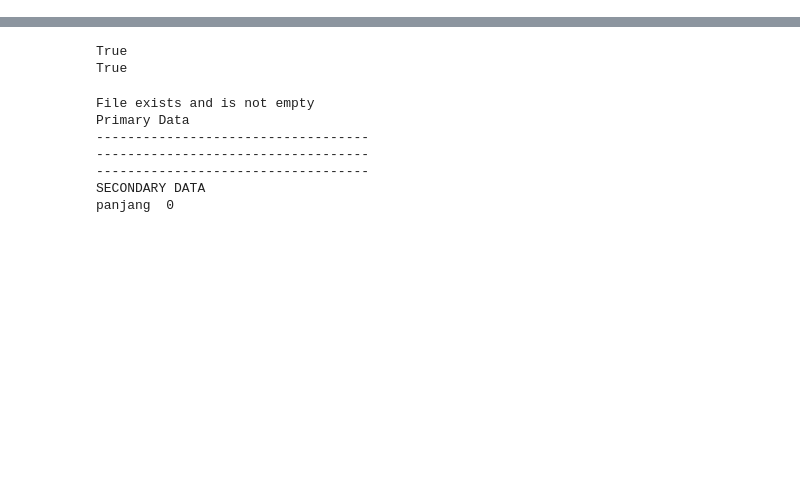
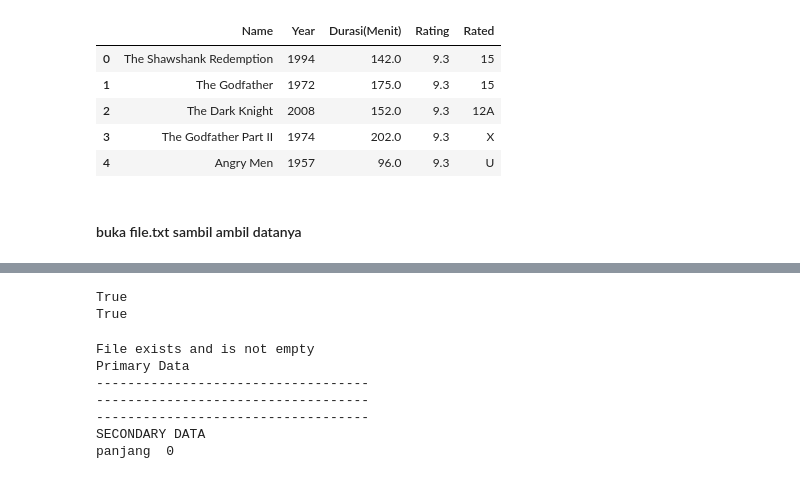
Before and after one commit to Rizukaf-id/UAS-VISUALISASI-DATA, a Jupyter notebook: imdb-scrapper-uas.ipynb, the cells around one changed output, grey strips where cells are left out. Drawn from its saved outputs; the diff is of its cells as text; code cells hidden in the pictures; blank space fills up the shorter version.

Commit message:
bisa scrapping imdb yey

```diff
--- a/imdb-scrapper-uas.ipynb
+++ b/imdb-scrapper-uas.ipynb
@@ -180,0 +296,12 @@ Gangs of Wasseypur , 2012 , 321 , 9.3 , 18
+# %%
+data = pd.read_csv('./data/imdb_primary_uas.csv', encoding='ISO-8859-1')
+data.head()
+# %% [output]
+|  | Name | Year | Durasi(Menit) | Rating | Rated |
+| 0 | The Shawshank Redemption | 1994 | 142.0 | 9.3 | 15 |
+| 1 | The Godfather | 1972 | 175.0 | 9.3 | 15 |
+| 2 | The Dark Knight | 2008 | 152.0 | 9.3 | 12A |
+| 3 | The Godfather Part II | 1974 | 202.0 | 9.3 | X |
+| 4 | Angry Men | 1957 | 96.0 | 9.3 | U |
+# %% [markdown]
+#### buka file.txt sambil ambil datanya
```
Also changed, not shown: parts of 13 cells of this notebook, 3 other files.
